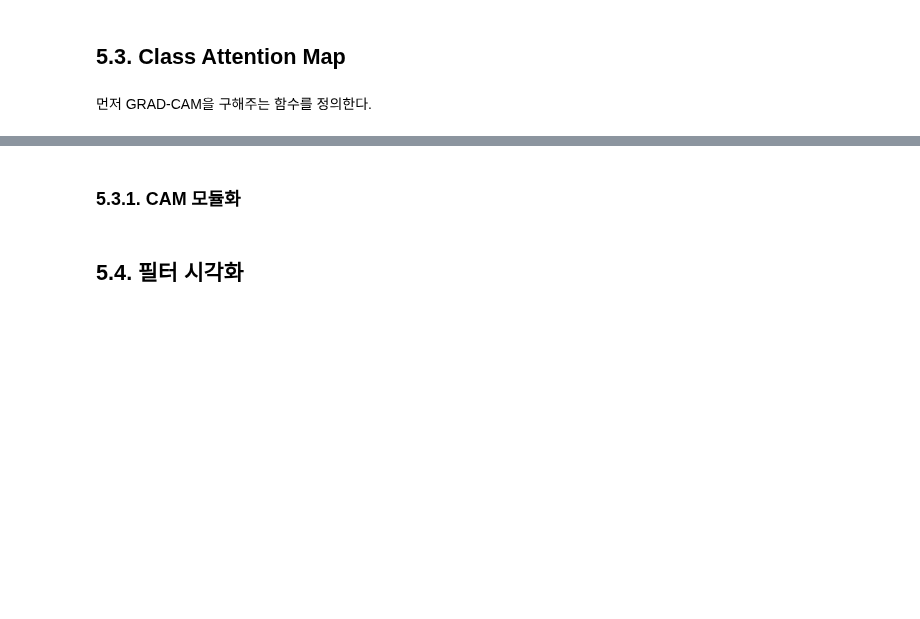
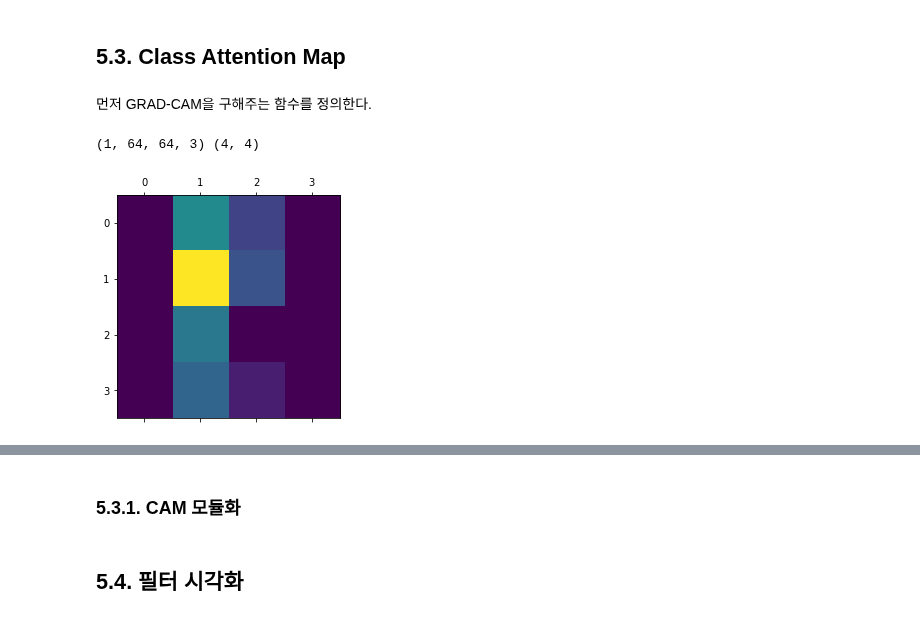
Before and after one commit to Pulsar-kkaturi/DL-Education, a Jupyter notebook: notebooks/Result_Visulization2.ipynb, the cells around one changed output, grey strips where cells are left out. Saved outputs shown, nothing was run; the diff lists cells and outputs as text; code cells hidden in the pictures; blank space fills up the shorter version.

```diff
--- a/notebooks/Result_Visulization2.ipynb
+++ b/notebooks/Result_Visulization2.ipynb
@@ -299,3 +297,0 @@ for score in scores:
-# %%
-for i, i_ in enumerate(scores):
-  print(i_, one_scores[i], str_scores[i])
@@ -410,13 +381,16 @@ def make_gradcam_heatmap(img_array, model, last_conv_layer_name, classifier_laye
     return heatmap
 # %%
 # MNIST 테스트 이미지에 대한 히트맵을 구한다.
-test1 = np.expand_dims(testp[0], axis=0)
-heatmap = make_gradcam_heatmap(test1, model, 'block5_activ4',['block5_pool','flatten_layer'])
+test1 = np.expand_dims(test_x[0], axis=0)
+heatmap = make_gradcam_heatmap(test1, model, 'block5_activ3',['block5_pool','flatten_layer'])
 print(test1.shape, heatmap.shape)
 
 # Display heatmap
 plt.matshow(heatmap)
 plt.show()
+# %% [output]
+(1, 64, 64, 3) (4, 4)
+[figure, added]
 # %%
 # 히트맵을 0 ~255 사이 값으로 재조정
 heatmap = np.uint8(255 * heatmap)
```
Also changed, not shown: parts of 7 cells of this notebook.
